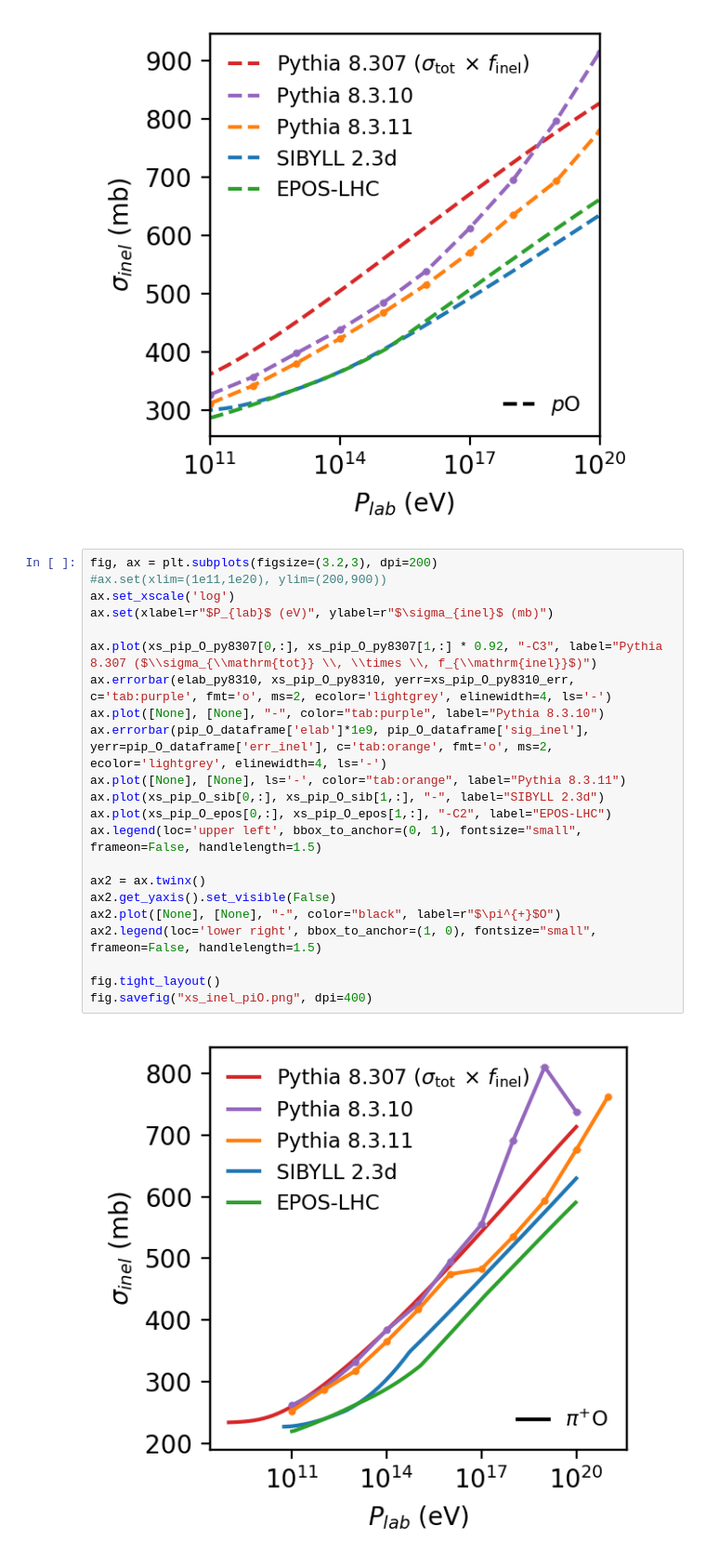
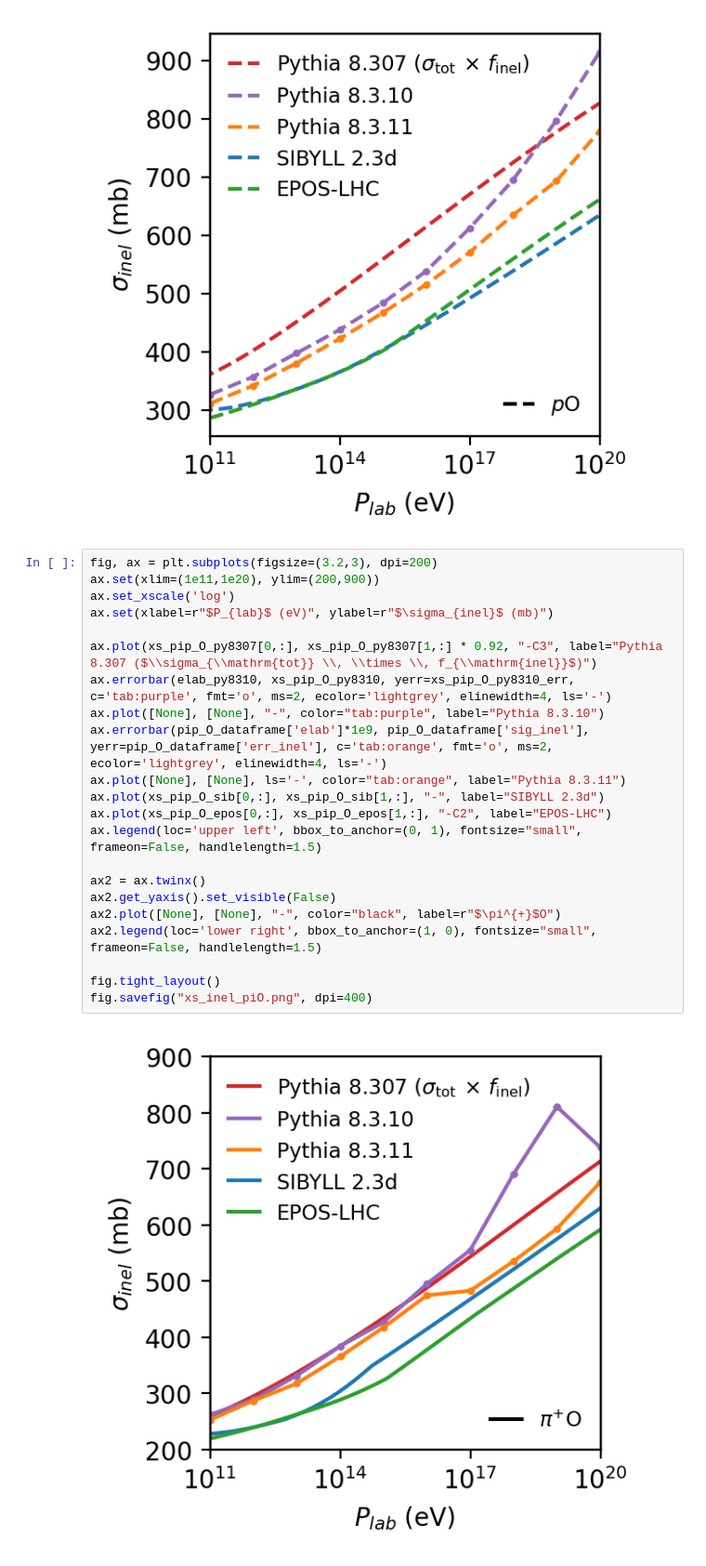
Before and after one commit to gaudu/pythia8311, a Jupyter notebook: examples/pythia8311_xsec_plotting.ipynb, the cells around one changed output. Shown at 93% size. Cells and saved outputs as stored; diff of their text form.

```diff
--- a/examples/pythia8311_xsec_plotting.ipynb
+++ b/examples/pythia8311_xsec_plotting.ipynb
@@ -141,25 +149,25 @@ fig.savefig("xs_inel_pO.png", dpi=400)
 [figure]
 # %%
 fig, ax = plt.subplots(figsize=(3.2,3), dpi=200)
-#ax.set(xlim=(1e11,1e20), ylim=(200,900))
+ax.set(xlim=(1e11,1e20), ylim=(200,900))
 ax.set_xscale('log')
 ax.set(xlabel=r"$P_{lab}$ (eV)", ylabel=r"$\sigma_{inel}$ (mb)")
 
 ax.plot(xs_pip_O_py8307[0,:], xs_pip_O_py8307[1,:] * 0.92, "-C3", label="Pythia 8.307 ($\\sigma_{\\mathrm{tot}} \\, \\times \\, f_{\\mathrm{inel}}$)")
 ax.errorbar(elab_py8310, xs_pip_O_py8310, yerr=xs_pip_O_py8310_err, c='tab:purple', fmt='o', ms=2, ecolor='lightgrey', elinewidth=4, ls='-')
 ax.plot([None], [None], "-", color="tab:purple", label="Pythia 8.3.10")
 ax.errorbar(pip_O_dataframe['elab']*1e9, pip_O_dataframe['sig_inel'], yerr=pip_O_dataframe['err_inel'], c='tab:orange', fmt='o', ms=2, ecolor='lightgrey', elinewidth=4, ls='-')
 ax.plot([None], [None], ls='-', color="tab:orange", label="Pythia 8.3.11")
 ax.plot(xs_pip_O_sib[0,:], xs_pip_O_sib[1,:], "-", label="SIBYLL 2.3d")
 ax.plot(xs_pip_O_epos[0,:], xs_pip_O_epos[1,:], "-C2", label="EPOS-LHC")
 ax.legend(loc='upper left', bbox_to_anchor=(0, 1), fontsize="small", frameon=False, handlelength=1.5)
 
 ax2 = ax.twinx()
 ax2.get_yaxis().set_visible(False)
 ax2.plot([None], [None], "-", color="black", label=r"$\pi^{+}$O")
 ax2.legend(loc='lower right', bbox_to_anchor=(1, 0), fontsize="small", frameon=False, handlelength=1.5)
 
 fig.tight_layout()
 fig.savefig("xs_inel_piO.png", dpi=400)
 # %% [output]
-[figure, old version]
+[figure, new version]
```
Also changed, not shown: parts of 6 cells of this notebook, 3 other files.
